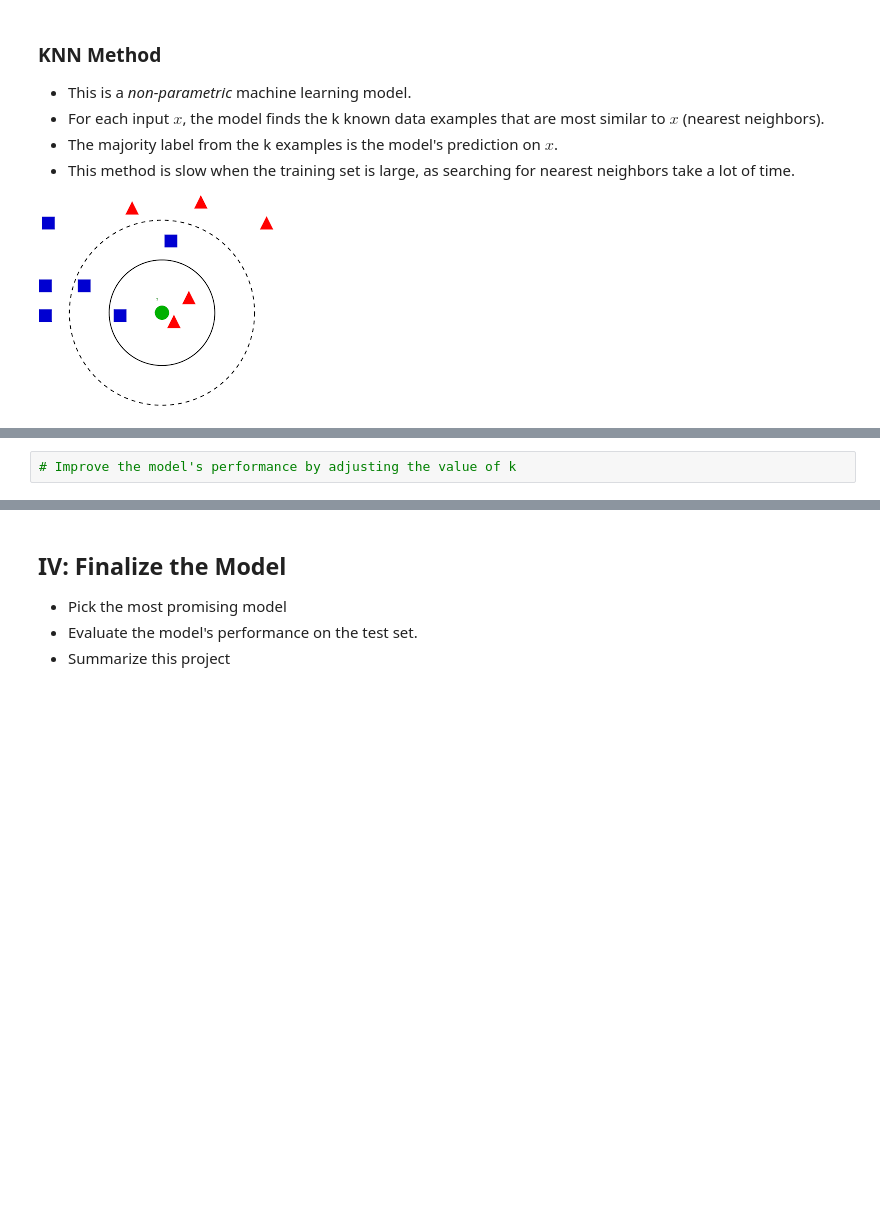
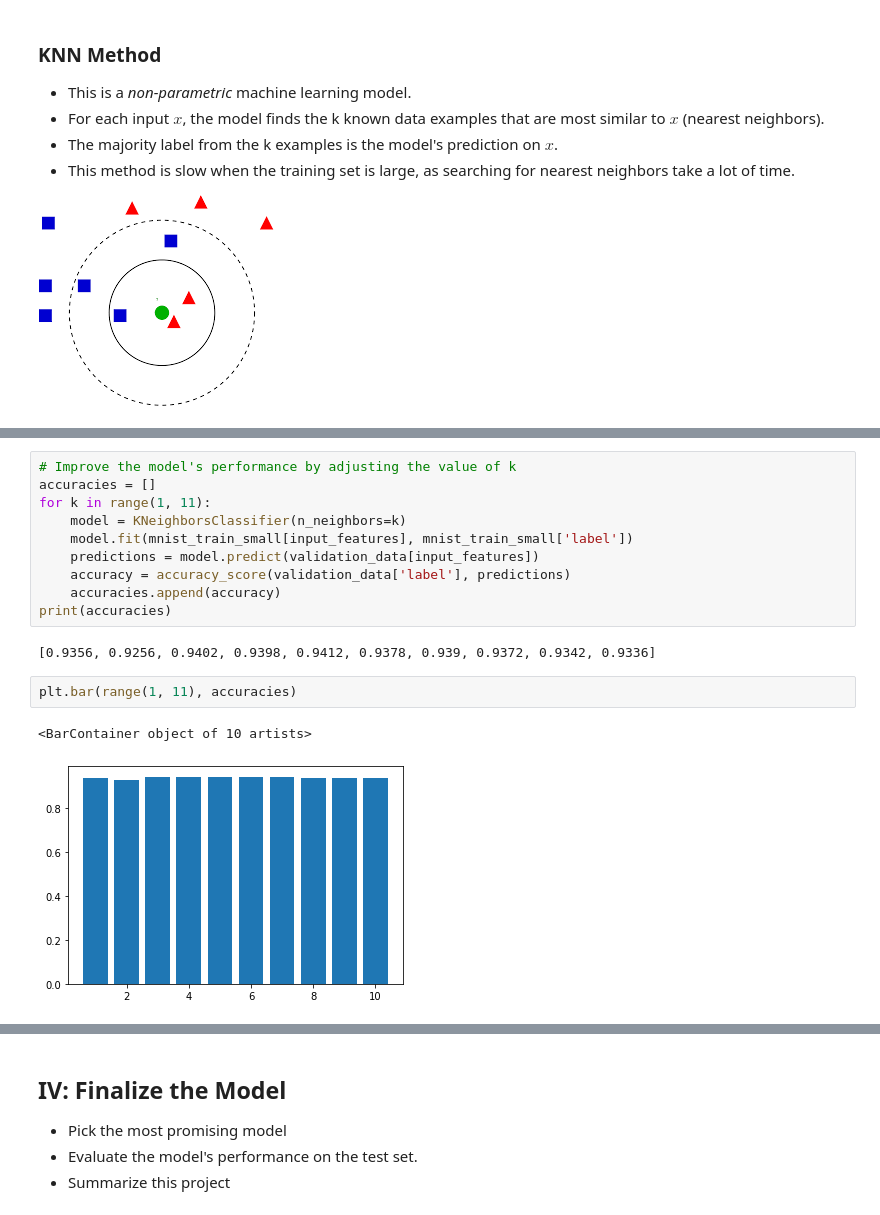
Before and after one commit to ch00226855/CMP414765Fall2022, a Jupyter notebook: Week08_ImageClassification_Completed.ipynb, the cells around one changed output, grey strips where cells are left out. Saved outputs shown, nothing was run; the diff lists cells and outputs as text; blank space fills up the shorter version.

```diff
--- a/Week08_ImageClassification_Completed.ipynb
+++ b/Week08_ImageClassification_Completed.ipynb
@@ -221,2 +333,17 @@ from sklearn.neighbors import KNeighborsClassifier
-# %%
-# Improve the model's performance by adjusting the value of k
+# %%
+# Improve the model's performance by adjusting the value of k
+accuracies = []
+for k in range(1, 11):
+    model = KNeighborsClassifier(n_neighbors=k)
+    model.fit(mnist_train_small[input_features], mnist_train_small['label'])
+    predictions = model.predict(validation_data[input_features])
+    accuracy = accuracy_score(validation_data['label'], predictions)
+    accuracies.append(accuracy)
+print(accuracies)
+# %% [output]
+[0.9356, 0.9256, 0.9402, 0.9398, 0.9412, 0.9378, 0.939, 0.9372, 0.9342, 0.9336]
+# %%
+plt.bar(range(1, 11), accuracies)
+# %% [output]
+<BarContainer object of 10 artists>
+[figure, added]
```
Also changed, not shown: parts of 12 cells of this notebook.
